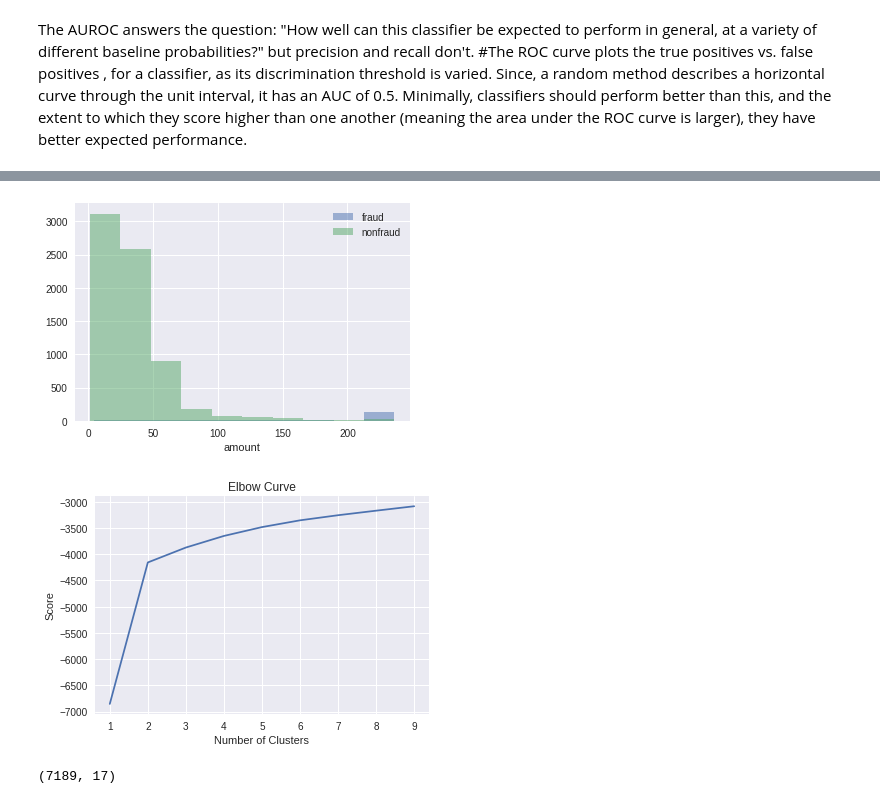
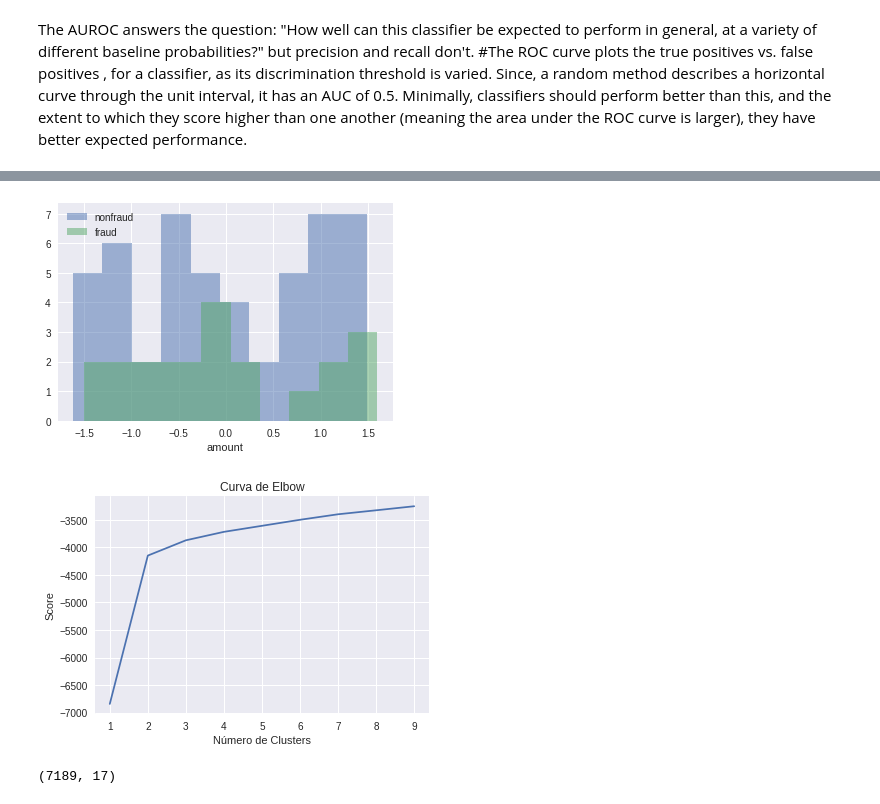
Before and after one commit to rodglins/Deteccao_Fraude_Python, a Jupyter notebook: projetoDeteccaoFraudeDIO.ipynb, the cells around one changed output, grey strips where cells are left out. Drawn from its saved outputs; the diff is of its cells as text; code cells hidden in the pictures.

Commit message:
Atualizando projeto Detecção Fraude

```diff
--- a/projetoDeteccaoFraudeDIO.ipynb
+++ b/projetoDeteccaoFraudeDIO.ipynb
@@ -1033,0 +1051,12 @@ df_non_fraud = banksim_df[banksim_df.fraud == 0]
+# %%
+# Normalizando os dados:
+
+np.random.seed(0)
+
+df_fraud = pd.DataFrame(np.random.randint(-100,100,size=(50, 1)), columns=['amount'])
+
+def mean_norm(df_input):
+    return df_input.apply(lambda x: (x-x.mean())/ x.std(), axis=0)
+
+df_mean_norm_fraud = mean_norm(df_fraud)
+print(df_mean_norm_fraud)
@@ -1033,0 +1081,12 @@ df_non_fraud = banksim_df[banksim_df.fraud == 0]
+# %%
+# Normalizando os dados:
+
+np.random.seed(0)
+
+df_non_fraud = pd.DataFrame(np.random.randint(-100,100,size=(50, 1)), columns=['amount'])
+
+def mean_norm(df_input):
+    return df_input.apply(lambda x: (x-x.mean())/ x.std(), axis=0)
+
+df_mean_norm = mean_norm(df_non_fraud)
+print(df_mean_norm)
@@ -1034,10 +1111,10 @@ df_non_fraud = banksim_df[banksim_df.fraud == 0]
 # %%
-# Plot histograms of the amounts in fraud and non-fraud data
-plt.hist(df_fraud.amount, alpha=0.5, label='fraud')
-plt.hist(df_non_fraud.amount, alpha=0.5, label='nonfraud')
+# Plot histogramas das quantidades de dados em fraude and não-fraude
+plt.hist(df_mean_norm.amount, alpha=0.5, label='nonfraud')
+plt.hist(df_mean_norm_fraud.amount, alpha=0.5, label='fraud')
 plt.xlabel('amount')
 plt.legend()
 plt.show()
 # %% [output]
-[figure, old version]
+[figure, new version]
 # %%
@@ -1061,10 +1138,10 @@ kmeans = [KMeans(n_clusters=i) for i in clust]
 score = [kmeans[i].fit(X_scaled).score(X_scaled) for i in range(len(kmeans))]
 
 plt.plot(clust,score)
-plt.xlabel('Number of Clusters')
+plt.xlabel('Número de Clusters')
 plt.ylabel('Score')
-plt.title('Elbow Curve')
+plt.title('Curva de Elbow')
 plt.show()
 # %% [output]
-[figure, old version]
+[figure, new version]
 # %%
```
Also changed, not shown: parts of 111 cells of this notebook, 1 other file.
